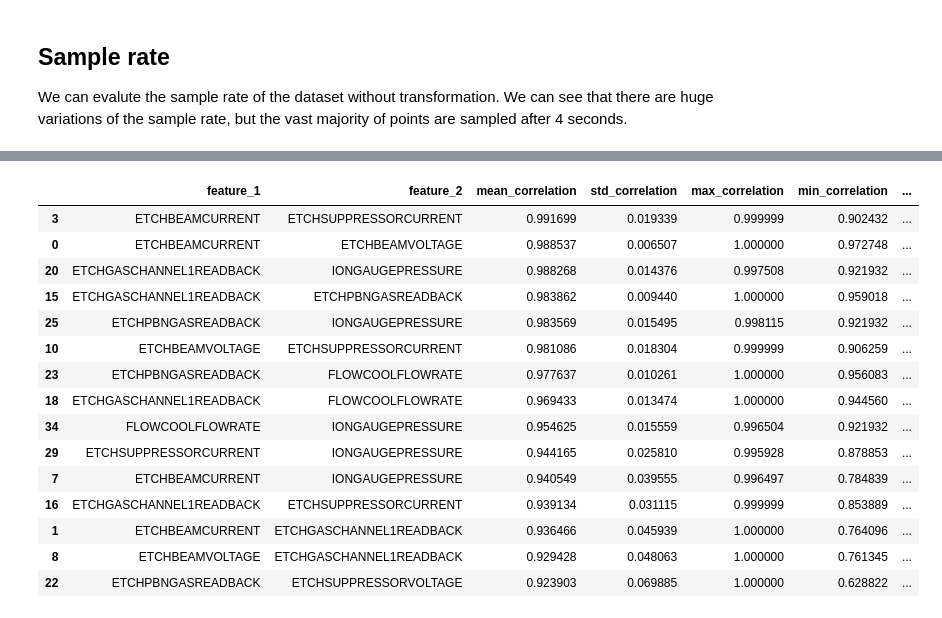
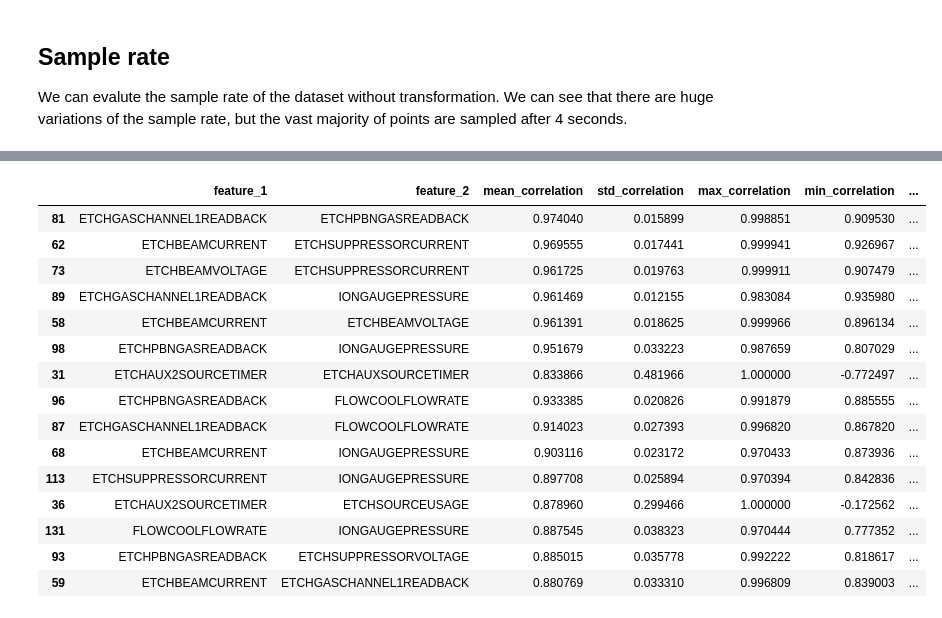
Before and after one commit to lucianolorenti/ceruleo, a Jupyter notebook: docs/dataset/analysis/Sensor Validation.ipynb, the cells around one changed output, grey strips where cells are left out. Saved outputs shown, nothing was run; the diff lists cells and outputs as text; code cells hidden in the pictures.

```diff
--- a/docs/dataset/analysis/Sensor Validation.ipynb
+++ b/docs/dataset/analysis/Sensor Validation.ipynb
@@ -28,7 +32,5 @@ To enable the following instructions: AVX2 AVX512F AVX512_VNNI FMA, in other ope
 # %%
-dataset = PHMDataset2018(
-    tools=['01M01', '04M01']
-)
+dataset = PHMDataset2018(tools=["01M01", "04M01"])
 # %% [markdown]
 ### Create a transformer for a dataset
 # %%
@@ -44,27 +42,38 @@ from ceruleo.transformation.functional.pipeline.pipeline import make_pipeline
 from ceruleo.transformation.functional.transformers import Transformer
 # %%
 from ceruleo.transformation.features.cast import ToDateTime
+from ceruleo.transformation.features.scalers import MinMaxScaler
 
 
 FEATURES = [
-   'IONGAUGEPRESSURE', 'ETCHBEAMVOLTAGE', 'ETCHBEAMCURRENT',
-   'ETCHSUPPRESSORVOLTAGE', 'ETCHSUPPRESSORCURRENT', 'FLOWCOOLFLOWRATE',
-   'FLOWCOOLPRESSURE', 'ETCHGASCHANNEL1READBACK', 'ETCHPBNGASREADBACK',
+    "IONGAUGEPRESSURE",
+    "ETCHBEAMVOLTAGE",
+    "ETCHBEAMCURRENT",
+    "ETCHSUPPRESSORVOLTAGE",
+    "ETCHSUPPRESSORCURRENT",
+    "FLOWCOOLFLOWRATE",
+    "FLOWCOOLPRESSURE",
+    "ETCHGASCHANNEL1READBACK",
+    "ETCHPBNGASREADBACK",
+    "FIXTURETILTANGLE",
+    "ROTATIONSPEED",
+    "ACTUALROTATIONANGLE",
+    "FIXTURESHUTTERPOSITION",
+    "ETCHSOURCEUSAGE",
+    "ETCHAUXSOURCETIMER",
+    "ETCHAUX2SOURCETIMER",
+    "ACTUALSTEPDURATION",
 ]
 transformer = Transformer(
     pipelineX=make_pipeline(
         ToDateTime(index=True),
         ByNameFeatureSelector(features=FEATURES),
-        Clip(lower=-6, upper=6),
-        IndexMeanResampler(rule='120s'),
-        SliceRows(initial=RelativeToEnd(1500))
+        MinMaxScaler(range=(-1, 1))
     ),
     pipelineY=make_pipeline(
         ToDateTime(index=True),
-        ByNameFeatureSelector(features=['RUL']),
-        IndexMeanResampler(rule='120s'),
-        SliceRows(initial=RelativeToEnd(1500))
-    )
+        ByNameFeatureSelector(features=["RUL"]),
+    ),
 )
 
 transformed_dataset = transformer.fit_map(dataset)
@@ -118,25 +340,26 @@ analysis(transformed_dataset, what_to_compute=['null'])
 # %%
 from ceruleo.dataset.analysis.correlation import correlation_analysis
 # %%
-(correlation_analysis(transformed_dataset)
- .to_pandas()
- .sort_values(by='abs_mean_correlation', ascending=False)
- .head(15)
+(
+    correlation_analysis(transformed_dataset)
+    .to_pandas()
+    .sort_values(by="abs_mean_correlation", ascending=False)
+    .head(15)
 )
 # %% [output]
 |  | feature_1 | feature_2 | mean_correlation | std_correlation | max_correlation | min_correlation | ... |
-| 3 | ETCHBEAMCURRENT | ETCHSUPPRESSORCURRENT | 0.991699 | 0.019339 | 0.999999 | 0.902432 | ... |
-| 0 | ETCHBEAMCURRENT | ETCHBEAMVOLTAGE | 0.988537 | 0.006507 | 1.000000 | 0.972748 | ... |
-| 20 | ETCHGASCHANNEL1READBACK | IONGAUGEPRESSURE | 0.988268 | 0.014376 | 0.997508 | 0.921932 | ... |
-| 15 | ETCHGASCHANNEL1READBACK | ETCHPBNGASREADBACK | 0.983862 | 0.009440 | 1.000000 | 0.959018 | ... |
-| 25 | ETCHPBNGASREADBACK | IONGAUGEPRESSURE | 0.983569 | 0.015495 | 0.998115 | 0.921932 | ... |
-| 10 | ETCHBEAMVOLTAGE | ETCHSUPPRESSORCURRENT | 0.981086 | 0.018304 | 0.999999 | 0.906259 | ... |
-| 23 | ETCHPBNGASREADBACK | FLOWCOOLFLOWRATE | 0.977637 | 0.010261 | 1.000000 | 0.956083 | ... |
-| 18 | ETCHGASCHANNEL1READBACK | FLOWCOOLFLOWRATE | 0.969433 | 0.013474 | 1.000000 | 0.944560 | ... |
-| 34 | FLOWCOOLFLOWRATE | IONGAUGEPRESSURE | 0.954625 | 0.015559 | 0.996504 | 0.921932 | ... |
-| 29 | ETCHSUPPRESSORCURRENT | IONGAUGEPRESSURE | 0.944165 | 0.025810 | 0.995928 | 0.878853 | ... |
-| 7 | ETCHBEAMCURRENT | IONGAUGEPRESSURE | 0.940549 | 0.039555 | 0.996497 | 0.784839 | ... |
-| 16 | ETCHGASCHANNEL1READBACK | ETCHSUPPRESSORCURRENT | 0.939134 | 0.031115 | 0.999999 | 0.853889 | ... |
-| 1 | ETCHBEAMCURRENT | ETCHGASCHANNEL1READBACK | 0.936466 | 0.045939 | 1.000000 | 0.764096 | ... |
-| 8 | ETCHBEAMVOLTAGE | ETCHGASCHANNEL1READBACK | 0.929428 | 0.048063 | 1.000000 | 0.761345 | ... |
-| 22 | ETCHPBNGASREADBACK | ETCHSUPPRESSORVOLTAGE | 0.923903 | 0.069885 | 1.000000 | 0.628822 | ... |
+| 81 | ETCHGASCHANNEL1READBACK | ETCHPBNGASREADBACK | 0.974040 | 0.015899 | 0.998851 | 0.909530 | ... |
+| 62 | ETCHBEAMCURRENT | ETCHSUPPRESSORCURRENT | 0.969555 | 0.017441 | 0.999941 | 0.926967 | ... |
+| 73 | ETCHBEAMVOLTAGE | ETCHSUPPRESSORCURRENT | 0.961725 | 0.019763 | 0.999911 | 0.907479 | ... |
+| 89 | ETCHGASCHANNEL1READBACK | IONGAUGEPRESSURE | 0.961469 | 0.012155 | 0.983084 | 0.935980 | ... |
+| 58 | ETCHBEAMCURRENT | ETCHBEAMVOLTAGE | 0.961391 | 0.018625 | 0.999966 | 0.896134 | ... |
+| 98 | ETCHPBNGASREADBACK | IONGAUGEPRESSURE | 0.951679 | 0.033223 | 0.987659 | 0.807029 | ... |
+| 31 | ETCHAUX2SOURCETIMER | ETCHAUXSOURCETIMER | 0.833866 | 0.481966 | 1.000000 | -0.772497 | ... |
+| 96 | ETCHPBNGASREADBACK | FLOWCOOLFLOWRATE | 0.933385 | 0.020826 | 0.991879 | 0.885555 | ... |
+| 87 | ETCHGASCHANNEL1READBACK | FLOWCOOLFLOWRATE | 0.914023 | 0.027393 | 0.996820 | 0.867820 | ... |
+| 68 | ETCHBEAMCURRENT | IONGAUGEPRESSURE | 0.903116 | 0.023172 | 0.970433 | 0.873936 | ... |
+| 113 | ETCHSUPPRESSORCURRENT | IONGAUGEPRESSURE | 0.897708 | 0.025894 | 0.970394 | 0.842836 | ... |
+| 36 | ETCHAUX2SOURCETIMER | ETCHSOURCEUSAGE | 0.878960 | 0.299466 | 1.000000 | -0.172562 | ... |
+| 131 | FLOWCOOLFLOWRATE | IONGAUGEPRESSURE | 0.887545 | 0.038323 | 0.970444 | 0.777352 | ... |
+| 93 | ETCHPBNGASREADBACK | ETCHSUPPRESSORVOLTAGE | 0.885015 | 0.035778 | 0.992222 | 0.818617 | ... |
+| 59 | ETCHBEAMCURRENT | ETCHGASCHANNEL1READBACK | 0.880769 | 0.033310 | 0.996809 | 0.839003 | ... |
```
Also changed, not shown: parts of 44 cells of this notebook, 11 other files.
